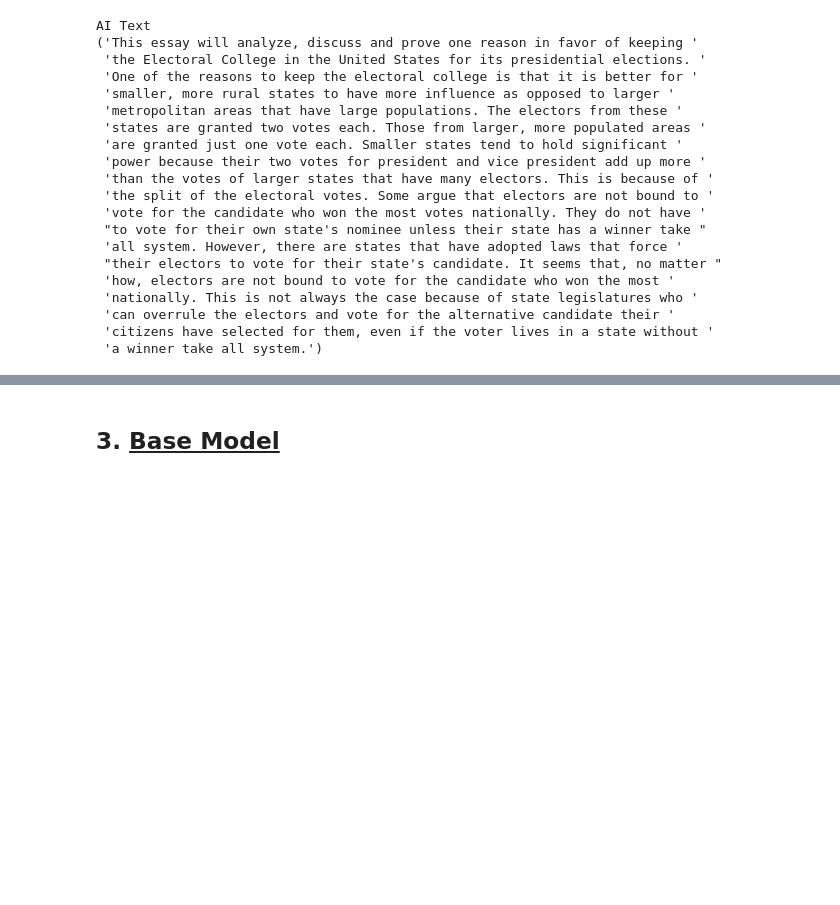
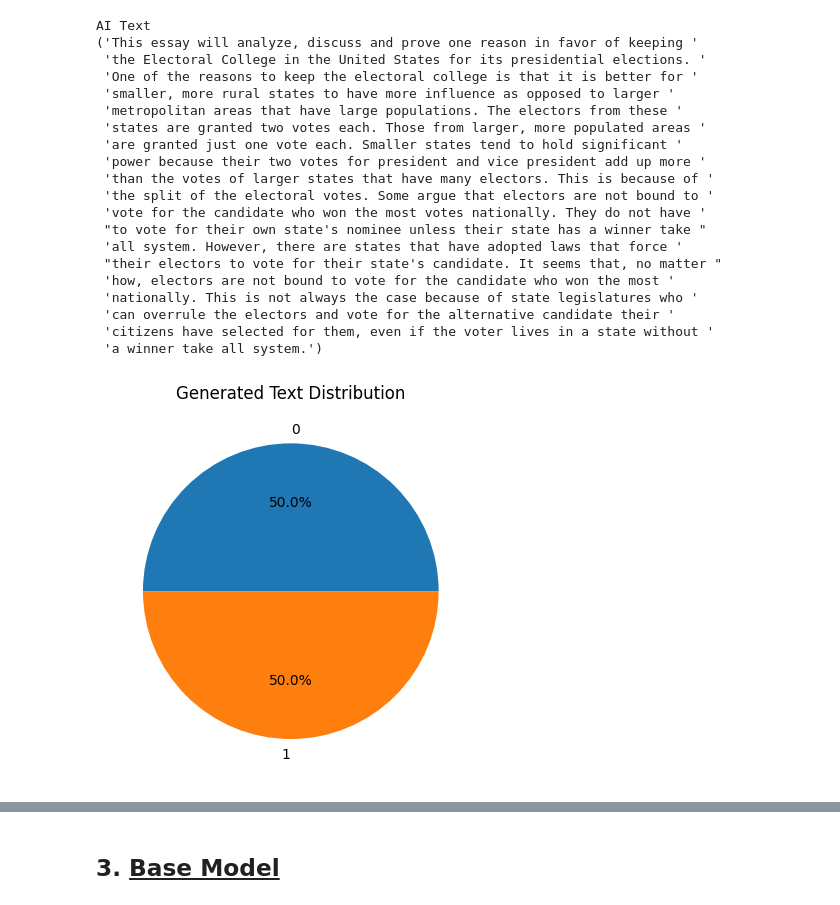
Before and after one commit to B-Manitas/NLP-AI-Human, a Jupyter notebook: main.ipynb, the cells around one changed output, grey strips where cells are left out. Cells and saved outputs as stored; diff of their text form; code cells hidden in the pictures; blank space fills up the shorter version.

```diff
--- a/main.ipynb
+++ b/main.ipynb
@@ -204,3 +246,10 @@ AI Text
  'can overrule the electors and vote for the alternative candidate their '
  'citizens have selected for them, even if the voter lives in a state without '
  'a winner take all system.')
+# %%
+# Plot the distribution of the generated text
+plt.pie(y.value_counts(), labels=y.value_counts().index, autopct='%1.1f%%')
+plt.title("Generated Text Distribution")
+plt.show()
+# %% [output]
+[figure, added]
```
Also changed, not shown: parts of 39 cells of this notebook.
